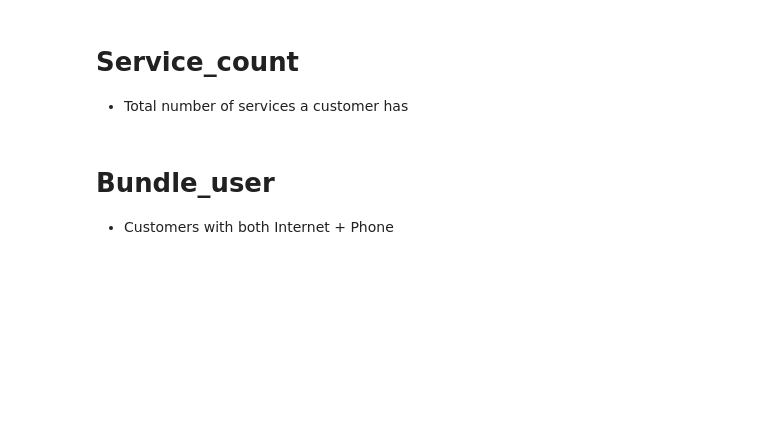
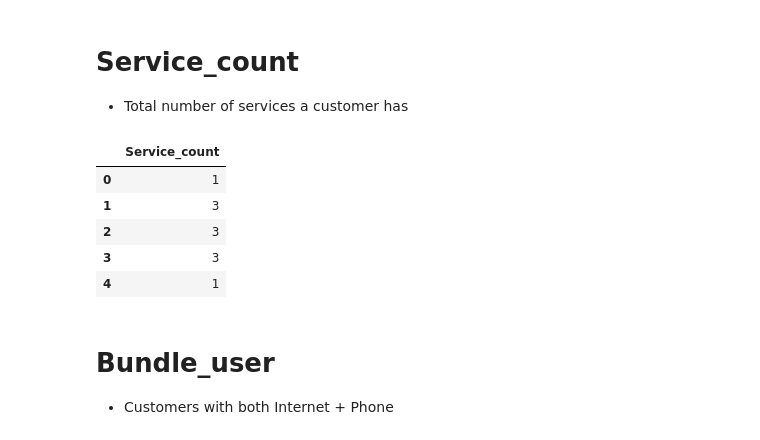
Before and after one commit to Shrawan662000/Telecom_customer_churn_prediction, a Jupyter notebook: customer-churn-prediction-data-model-pipelines_01.ipynb, the cells around one changed output. Saved outputs shown, nothing was run; the diff lists cells and outputs as text; code cells hidden in the pictures; blank space fills up the shorter version.

```diff
--- a/customer-churn-prediction-data-model-pipelines_01.ipynb
+++ b/customer-churn-prediction-data-model-pipelines_01.ipynb
@@ -473,6 +514,15 @@ service_cols = ['PhoneService','MultipleLines','InternetService',
                 'TechSupport','StreamingTV','StreamingMovies']
 
 df["Service_count"] = (df[service_cols] == "Yes").sum(axis=1)
+# %%
+df[['Service_count']].head()
+# %% [output]
+|  | Service_count |
+| 0 | 1 |
+| 1 | 3 |
+| 2 | 3 |
+| 3 | 3 |
+| 4 | 1 |
 # %% [markdown]
 # Bundle_user
 
```
Also changed, not shown: parts of 18 cells of this notebook, 6 other files.
